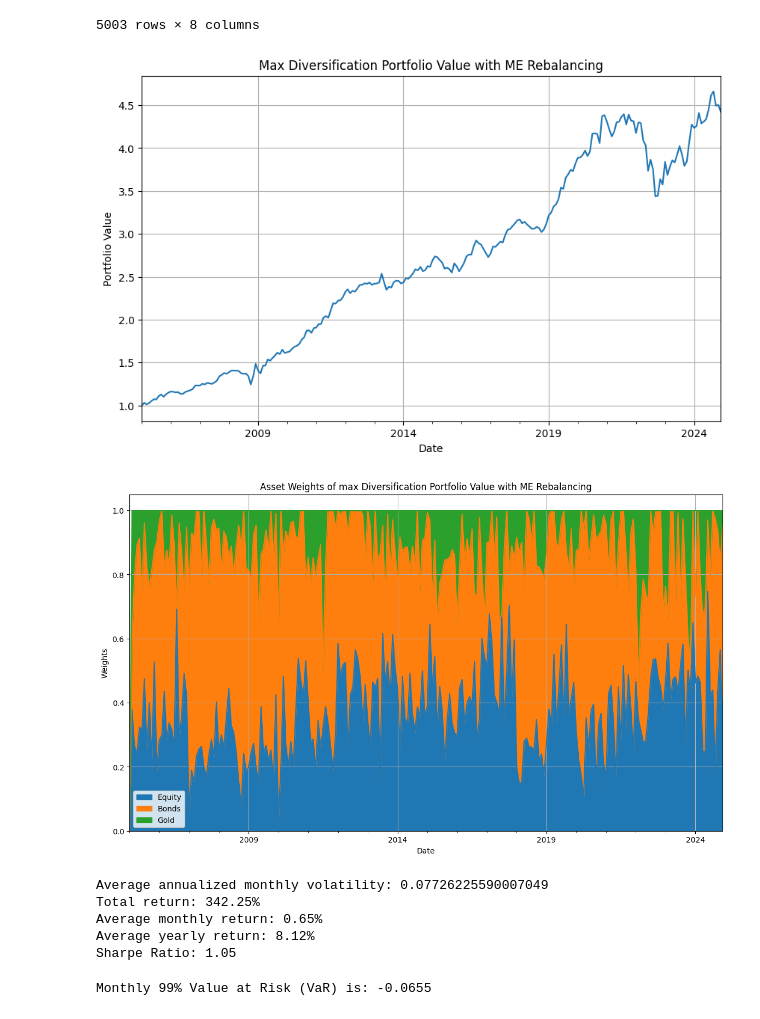
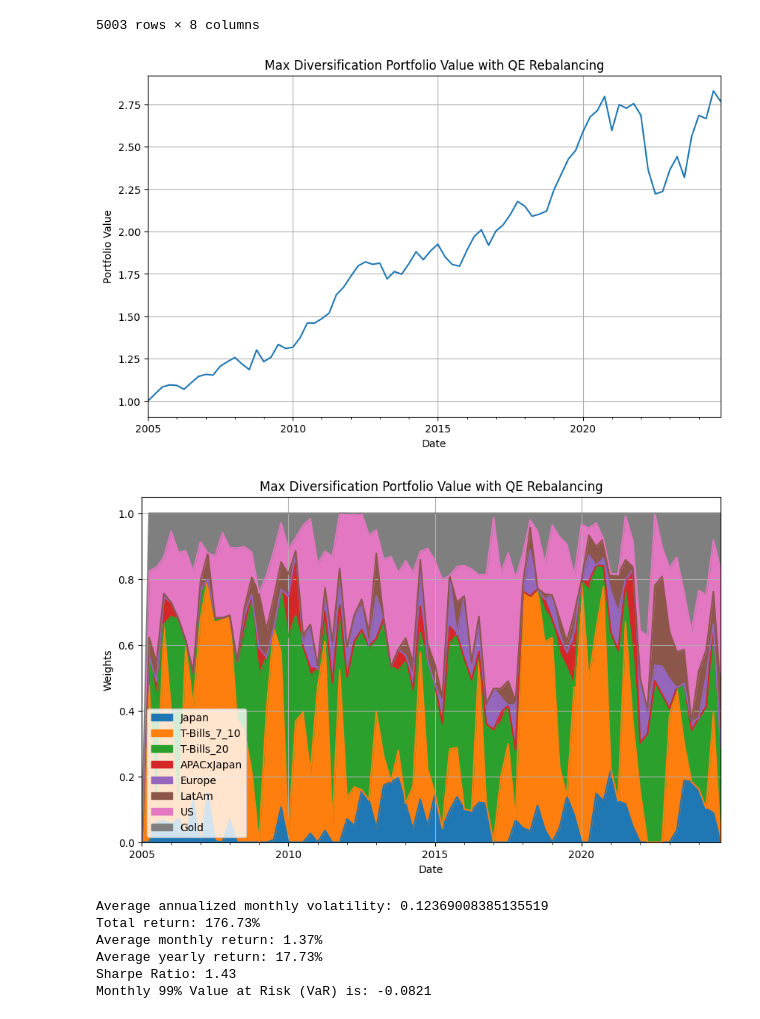
Before and after one commit to plaishev/asset_mgmt_seminar, a Jupyter notebook: Max_Diversification.ipynb, the cells around one changed output. Drawn from its saved outputs; the diff is of its cells as text; code cells hidden in the pictures.

```diff
--- a/Max_Diversification.ipynb
+++ b/Max_Diversification.ipynb
@@ -75,26 +75,27 @@ returns
 | 2024-12-13 | -0.011795 | -0.004674 | -0.010211 | -0.003680 | 0.000738 | -0.005998 | -0.000181 | -0.011667 |
 5003 rows × 8 columns
 # %%
-# Diversification ratio calculation
+# Helper to calculate portfolio diversification
 def calc_diversification_ratio(w, V):
     # Weighted volatility
     w_vol = np.dot(np.sqrt(np.diag(V)), w.T)
-
     # Portfolio volatility
     port_vol = np.sqrt(np.dot(w.T, np.dot(V, w)))
-
     # Diversification ratio (maximize)
     diversification_ratio = w_vol / port_vol
-
     # Return negative for minimization problem
     return -diversification_ratio
 
-# Constraints for portfolio optimization
+# Helper for weight constraint
 def total_weight_constraint(w):
     return np.sum(w) - 1  # Total weights sum to 1
 
-# Portfolio optimization function
-def max_div_port(w0, V, bnd = [(0, 1) for _ in range(len(returns.columns))], long_only=True):
+# Function to calculate the cumulative return for each asset in the month
+def calculate_cumulative_return(asset_returns):
+    return (asset_returns + 1).prod() - 1
+
+#Portfolio optimization function to maximize diversification
+def max_diversification_optimizer(w0, V, bnd = [(0, 1) for _ in range(len(returns.columns))], long_only=True):
     cons = ({'type': 'eq', 'fun': total_weight_constraint},)
     if long_only:  # add long only constraint
         cons = cons + ({'type': 'ineq', 'fun': lambda w: w},)
@@ -103,17 +104,10 @@ def max_div_port(w0, V, bnd = [(0, 1) for _ in range(len(returns.columns))], lon
 
     return res
 
-# Function to calculate the cumulative return for each asset in the month
-def calculate_cumulative_return(asset_returns):
-    return (asset_returns + 1).prod() - 1
-
-# Function for portfolio rebalancing with daily covariance
+# Main function to calculate maximum diversification portfolio over time
 def max_diversification_portfolio(returns, rebalance_frequency='ME', initial_investment=1):
-    # Adjust for the FutureWarning by using 'ME' instead of 'M' for monthly resampling
-
     # Resample returns based on rebalancing frequency (monthly, quarterly, etc.)
     resampled_returns = returns.resample(rebalance_frequency).apply(lambda x: (x + 1).prod() - 1)
-
     # Initialize portfolio value
     portfolio_value = pd.Series(index=resampled_returns.index, data=np.nan)
     portfolio_weights = pd.DataFrame(index=resampled_returns.index, columns=returns.columns, data=np.nan)
@@ -125,9 +119,6 @@ def max_diversification_portfolio(returns, rebalance_frequency='ME', initial_inv
     # Loop through the resampled returns to rebalance
     for i in range(1, len(resampled_returns)):
         # Get the daily returns for the current month (period)
-
-# this is where the lookback period is defined
-
         start_date = resampled_returns.index[i-1]
         end_date = resampled_returns.index[i]
         # Use .loc for time-based indexing to get the daily returns for the current period
@@ -142,7 +133,7 @@ def max_diversification_portfolio(returns, rebalance_frequency='ME', initial_inv
         V = np.cov(current_period.T)
 
         # Optimize portfolio weights based on max diversification strategy
-        res = max_div_port(w0, V)
+        res = max_diversification_optimizer(w0, V)
         if not res.success:
             print(f"Optimization failed at {resampled_returns.index[i]}")
             continue
@@ -163,46 +154,43 @@ def max_diversification_portfolio(returns, rebalance_frequency='ME', initial_inv
 
     return portfolio_value, portfolio_weights
 
-# Example usage
+#### Actual Fuction Call ####
 
-# Specify rebalancing frequency (e.g., 'M' for monthly, 'Q' for quarterly)
-rebalance_frequency = 'ME'  # Monthly rebalancing
-
-# Get the portfolio value over time
+rebalance_frequency = 'QE'  # ME = monthly, QE = quarterly, YE = yearly
 portfolio_value, portfolio_weights = max_diversification_portfolio(returns, rebalance_frequency)
 
 # Plot the portfolio value over time
-
 portfolio_value.plot(figsize=(10, 6))
 plt.title(f'Max Diversification Portfolio Value with {rebalance_frequency} Rebalancing')
 plt.xlabel('Date')
 plt.ylabel('Portfolio Value')
 plt.grid(True)
 plt.show()
 
-asset_groups = {
+"""asset_groups = {
     'Equity': ['Japan', 'APACxJapan', 'Europe', 'LatAm', 'US'],  # Equity
     'Bonds': ['T-Bills_7_10', 'T-Bills_20'],  # Bonds,
     'Gold': ['Gold'] # Gold
 }
 def group_weights(weights, asset_groups):
     grouped_weights = pd.DataFrame(index=weights.index)
 
     # For each group, sum up the weights of the assets in that group
     for group, assets in asset_groups.items():
         grouped_weights[group] = weights[assets].sum(axis=1)
 
-    return grouped_weights
+    return grouped_weights"""
 
-group_weights(portfolio_weights, asset_groups).plot(kind='area', stacked=True, figsize=(14, 8))
-plt.title(f'Asset Weights of max Diversification Portfolio Value with {rebalance_frequency} Rebalancing')
+#group_weights(portfolio_weights, asset_groups).plot(kind='area', stacked=True, figsize=(14, 8))
+portfolio_weights.plot(kind='area', stacked=True, figsize=(10, 6))
+plt.title(f'Max Diversification Portfolio Value with {rebalance_frequency} Rebalancing')
 plt.xlabel('Date')
 plt.ylabel('Weights')
 plt.grid(True)
 plt.show()
 # %% [output]
-[figure, old version]
+[figure, new version]
-[figure, old version]
+[figure, new version]
 # %%
 # Calculate monthly returns from the portfolio value
 portfolio_returns = portfolio_value.pct_change().dropna()  # Monthly returns
@@ -232,17 +220,14 @@ print(f"Average yearly return: {avg_yearly_return * 100:.2f}%")
 # Calculate the Sharpe ratio (assuming risk-free rate is 0)
 sharpe_ratio = avg_yearly_return / rolling_annual_volatility.mean()
 print(f"Sharpe Ratio: {sharpe_ratio:.2f}")
+
+# Calculate the monthly VaR for each month using the Historical Simulation method
+VaR_99 = portfolio_returns.quantile(1 - 0.99)
+print(f"Monthly 99% Value at Risk (VaR) is: {VaR_99:.4f}")
 # %% [output]
-Average annualized monthly volatility: 0.07726225590007049
-Total return: 342.25%
-Average monthly return: 0.65%
-Average yearly return: 8.12%
-Sharpe Ratio: 1.05
+Average annualized monthly volatility: 0.12369008385135519
+Total return: 176.73%
+Average monthly return: 1.37%
+Average yearly return: 17.73%
+Sharpe Ratio: 1.43
+Monthly 99% Value at Risk (VaR) is: -0.0821
-# %%
-# Calculate the monthly VaR for each month using the Historical Simulation method
-VaR_99 = portfolio_returns.quantile(1 - 0.99)
-
-# Print the Value at Risk
-print(f"Monthly 99% Value at Risk (VaR) is: {VaR_99:.4f}")
-# %% [output]
-Monthly 99% Value at Risk (VaR) is: -0.0655
```
Also changed, not shown: parts of 1 cell of this notebook, 1 other file.
